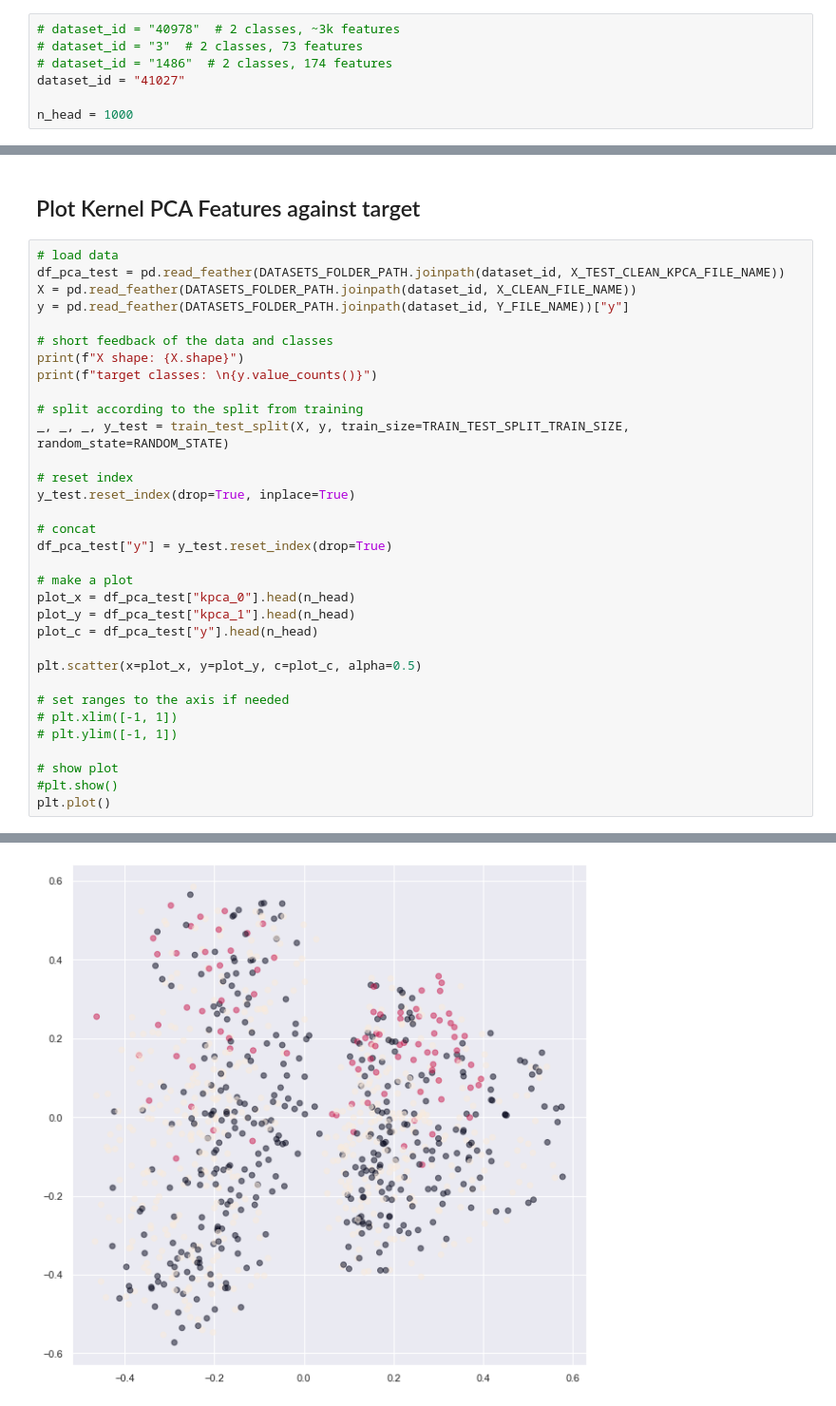
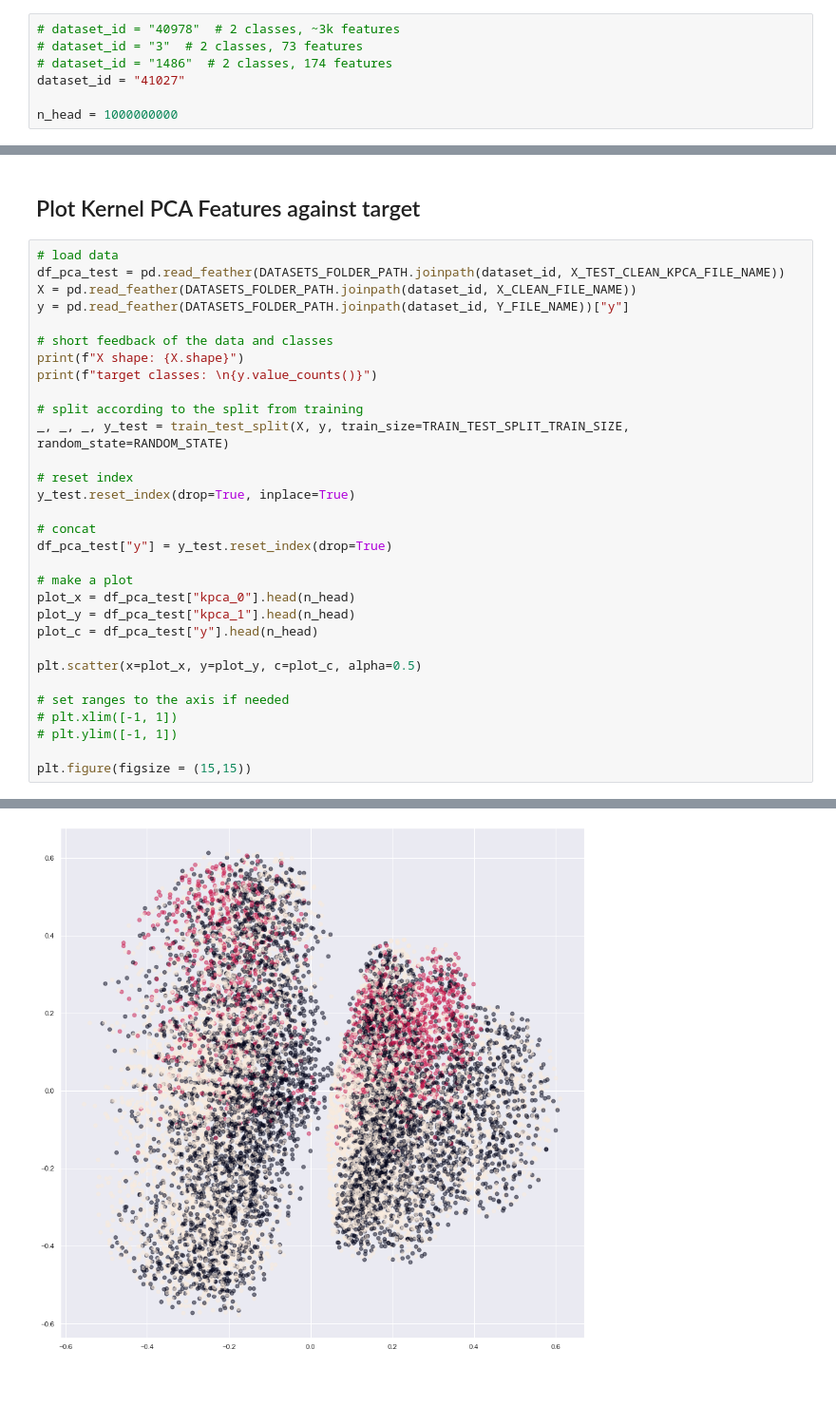
Before and after one commit to Wuuzzaa/thesis, a Jupyter notebook: src/results_plot.ipynb, the cells around one changed output, grey strips where cells are left out. Shown at 95% size. Drawn from its saved outputs; the diff is of its cells as text.

```diff
--- a/src/results_plot.ipynb
+++ b/src/results_plot.ipynb
@@ -90,7 +98,7 @@ df.plot.\
 # dataset_id = "1486"  # 2 classes, 174 features
 dataset_id = "41027"
 
-n_head = 1000
+n_head = 1000000000
 # %% [markdown]
 ## Plot PCA Features against  target
 # %%
@@ -167,9 +174,7 @@ plt.scatter(x=plot_x, y=plot_y, c=plot_c, alpha=0.5)
 # plt.xlim([-1, 1])
 # plt.ylim([-1, 1])
 
-# show plot
-#plt.show()
-plt.plot()
+plt.figure(figsize = (15,15))
 # %% [output]
 X shape: (44819, 6)
 target classes:
@@ -181 +186 @@ Name: y, dtype: int64
-[figure, old version]
+[figure, new version]
```
Also changed, not shown: parts of 9 cells of this notebook.
